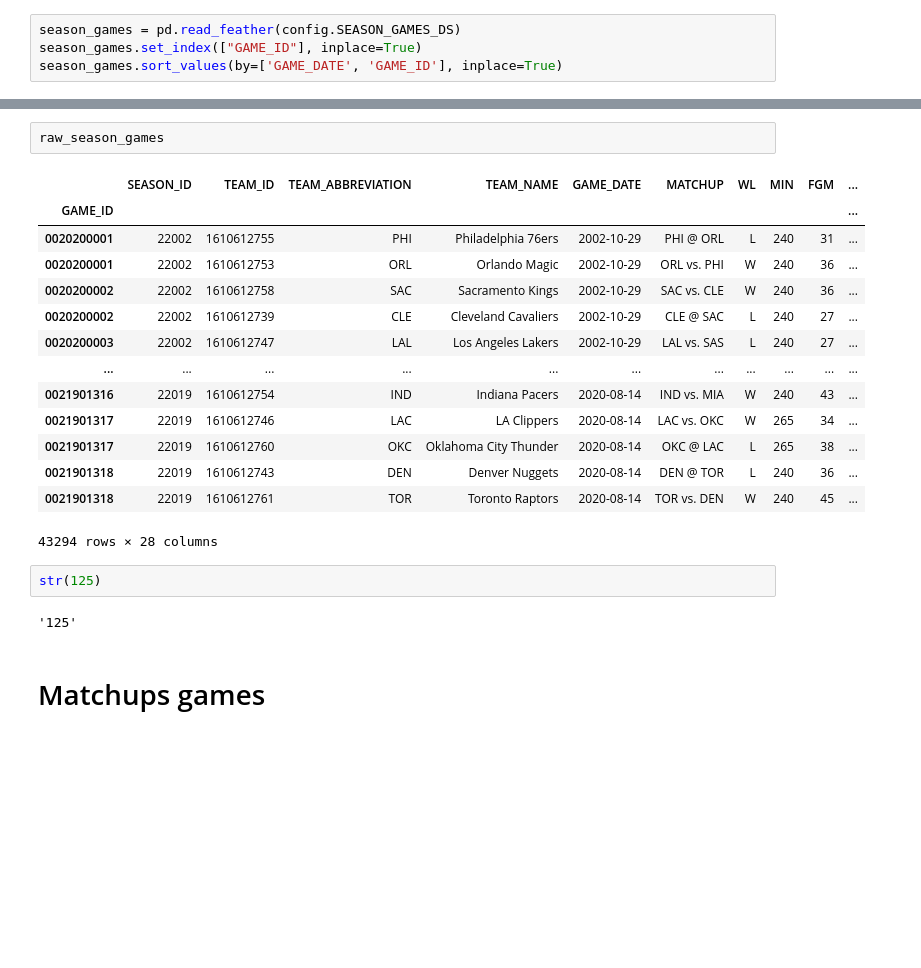
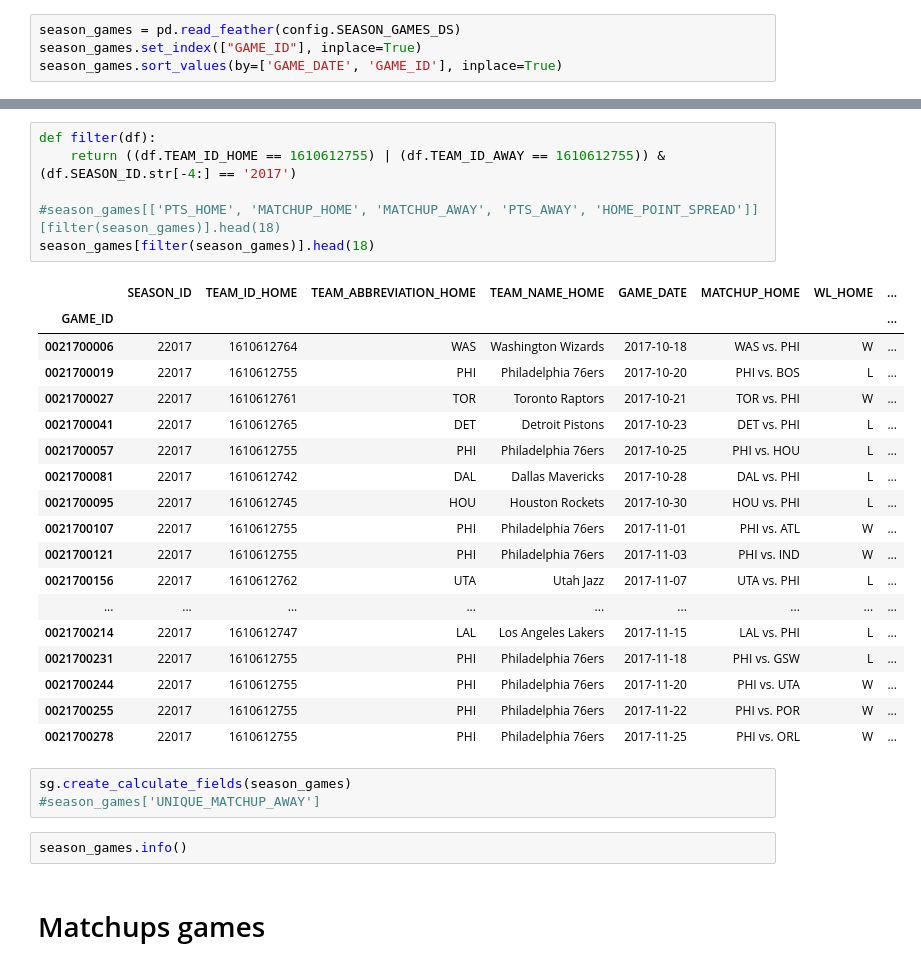
Before and after one commit to ncalderon/nba-predictor, a Jupyter notebook: dataset.ipynb, the cells around one changed output, grey strips where cells are left out. Cells and saved outputs as stored; diff of their text form; blank space fills up the shorter version.

```diff
--- a/dataset.ipynb
+++ b/dataset.ipynb
@@ -20,24 +76,33 @@ raw_season_games.sort_values(by=['GAME_DATE', 'GAME_ID'], inplace=True)
-# %%
-raw_season_games
-# %% [output]
-|  | SEASON_ID | TEAM_ID | TEAM_ABBREVIATION | TEAM_NAME | GAME_DATE | MATCHUP | WL | MIN | FGM | ... |
-| GAME_ID |  |  |  |  |  |  |  |  |  | ... |
-| 0020200001 | 22002 | 1610612755 | PHI | Philadelphia 76ers | 2002-10-29 | PHI @ ORL | L | 240 | 31 | ... |
-| 0020200001 | 22002 | 1610612753 | ORL | Orlando Magic | 2002-10-29 | ORL vs. PHI | W | 240 | 36 | ... |
-| 0020200002 | 22002 | 1610612758 | SAC | Sacramento Kings | 2002-10-29 | SAC vs. CLE | W | 240 | 36 | ... |
-| 0020200002 | 22002 | 1610612739 | CLE | Cleveland Cavaliers | 2002-10-29 | CLE @ SAC | L | 240 | 27 | ... |
-| 0020200003 | 22002 | 1610612747 | LAL | Los Angeles Lakers | 2002-10-29 | LAL vs. SAS | L | 240 | 27 | ... |
-| ... | ... | ... | ... | ... | ... | ... | ... | ... | ... | ... |
-| 0021901316 | 22019 | 1610612754 | IND | Indiana Pacers | 2020-08-14 | IND vs. MIA | W | 240 | 43 | ... |
-| 0021901317 | 22019 | 1610612746 | LAC | LA Clippers | 2020-08-14 | LAC vs. OKC | W | 265 | 34 | ... |
-| 0021901317 | 22019 | 1610612760 | OKC | Oklahoma City Thunder | 2020-08-14 | OKC @ LAC | L | 265 | 38 | ... |
-| 0021901318 | 22019 | 1610612743 | DEN | Denver Nuggets | 2020-08-14 | DEN @ TOR | L | 240 | 36 | ... |
-| 0021901318 | 22019 | 1610612761 | TOR | Toronto Raptors | 2020-08-14 | TOR vs. DEN | W | 240 | 45 | ... |
-43294 rows × 28 columns
-# %%
-str(125)
-# %% [output]
-'125'
+# %%
+def filter(df):
+    return ((df.TEAM_ID_HOME == 1610612755) | (df.TEAM_ID_AWAY == 1610612755)) & (df.SEASON_ID.str[-4:] == '2017')
+
+#season_games[['PTS_HOME', 'MATCHUP_HOME', 'MATCHUP_AWAY', 'PTS_AWAY', 'HOME_POINT_SPREAD']][filter(season_games)].head(18)
+season_games[filter(season_games)].head(18)
+# %% [output]
+|  | SEASON_ID | TEAM_ID_HOME | TEAM_ABBREVIATION_HOME | TEAM_NAME_HOME | GAME_DATE | MATCHUP_HOME | WL_HOME | ... |
+| GAME_ID |  |  |  |  |  |  |  | ... |
+| 0021700006 | 22017 | 1610612764 | WAS | Washington Wizards | 2017-10-18 | WAS vs. PHI | W | ... |
+| 0021700019 | 22017 | 1610612755 | PHI | Philadelphia 76ers | 2017-10-20 | PHI vs. BOS | L | ... |
+| 0021700027 | 22017 | 1610612761 | TOR | Toronto Raptors | 2017-10-21 | TOR vs. PHI | W | ... |
+| 0021700041 | 22017 | 1610612765 | DET | Detroit Pistons | 2017-10-23 | DET vs. PHI | L | ... |
+| 0021700057 | 22017 | 1610612755 | PHI | Philadelphia 76ers | 2017-10-25 | PHI vs. HOU | L | ... |
+| 0021700081 | 22017 | 1610612742 | DAL | Dallas Mavericks | 2017-10-28 | DAL vs. PHI | L | ... |
+| 0021700095 | 22017 | 1610612745 | HOU | Houston Rockets | 2017-10-30 | HOU vs. PHI | L | ... |
+| 0021700107 | 22017 | 1610612755 | PHI | Philadelphia 76ers | 2017-11-01 | PHI vs. ATL | W | ... |
+| 0021700121 | 22017 | 1610612755 | PHI | Philadelphia 76ers | 2017-11-03 | PHI vs. IND | W | ... |
+| 0021700156 | 22017 | 1610612762 | UTA | Utah Jazz | 2017-11-07 | UTA vs. PHI | L | ... |
+| ... | ... | ... | ... | ... | ... | ... | ... | ... |
+| 0021700214 | 22017 | 1610612747 | LAL | Los Angeles Lakers | 2017-11-15 | LAL vs. PHI | L | ... |
+| 0021700231 | 22017 | 1610612755 | PHI | Philadelphia 76ers | 2017-11-18 | PHI vs. GSW | L | ... |
+| 0021700244 | 22017 | 1610612755 | PHI | Philadelphia 76ers | 2017-11-20 | PHI vs. UTA | W | ... |
+| 0021700255 | 22017 | 1610612755 | PHI | Philadelphia 76ers | 2017-11-22 | PHI vs. POR | W | ... |
+| 0021700278 | 22017 | 1610612755 | PHI | Philadelphia 76ers | 2017-11-25 | PHI vs. ORL | W | ... |
+# %%
+sg.create_calculate_fields(season_games)
+#season_games['UNIQUE_MATCHUP_AWAY']
+# %%
+season_games.info()
 # %% [markdown]
 # Matchups games
 # %%
```
Also changed, not shown: parts of 15 cells of this notebook, 1 other file.
